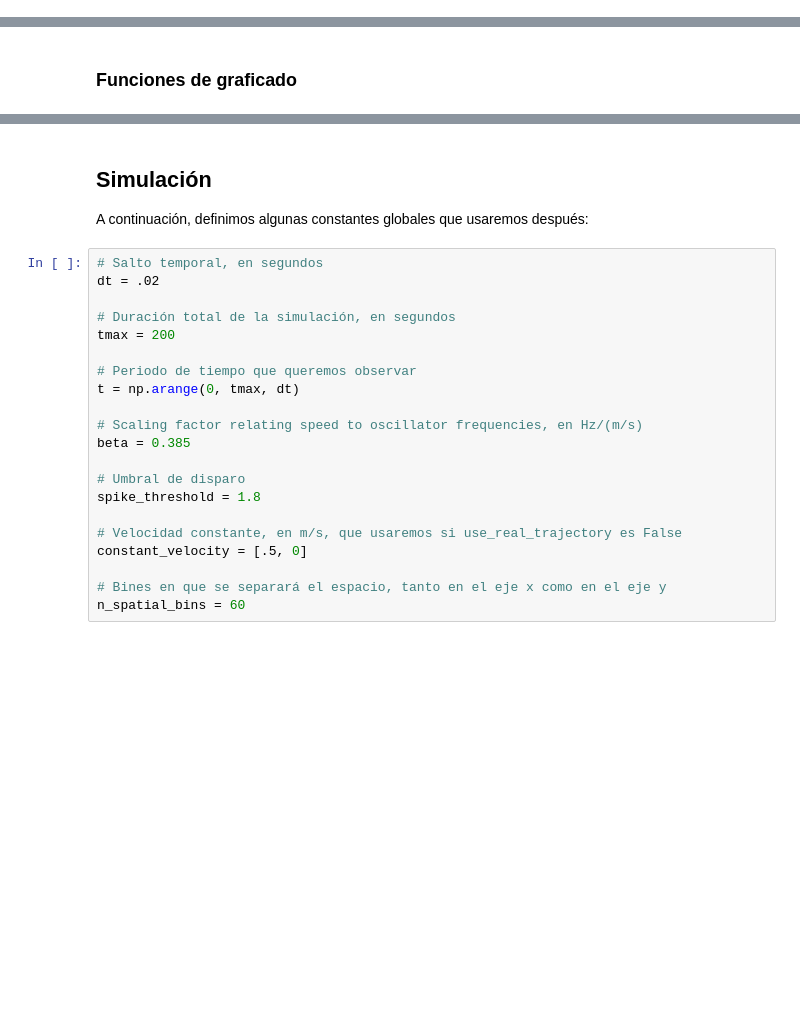
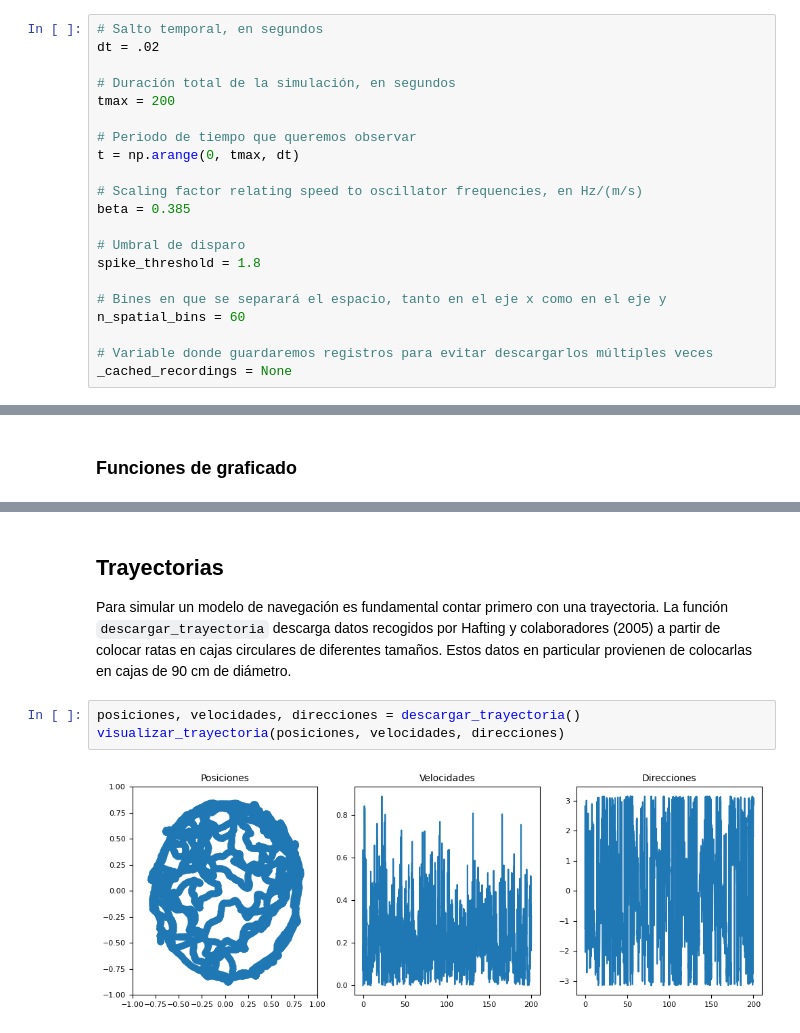
Before and after one commit to MaestriaCienciasCognitivas/ncc, a Jupyter notebook: book/notebooks/S14_Practico11.ipynb, the cells around one changed output, grey strips where cells are left out. Drawn from its saved outputs; the diff is of its cells as text; blank space fills up the shorter version.

```diff
--- a/book/notebooks/S14_Practico11.ipynb
+++ b/book/notebooks/S14_Practico11.ipynb
@@ -15,3 +19,24 @@ from io import BytesIO
+# %%
+# Salto temporal, en segundos
+dt = .02
+
+# Duración total de la simulación, en segundos
+tmax = 200
+
+# Periodo de tiempo que queremos observar
+t = np.arange(0, tmax, dt)
+
+# Scaling factor relating speed to oscillator frequencies, en Hz/(m/s)
+beta = 0.385
+
+# Umbral de disparo
+spike_threshold = 1.8
+
+# Bines en que se separará el espacio, tanto en el eje x como en el eje y
+n_spatial_bins = 60
+
+# Variable donde guardaremos registros para evitar descargarlos múltiples veces
+_cached_recordings = None
 # %% [markdown]
 ### Funciones utilitarias
 # %%
@@ -65,25 +191,9 @@ def visualizar_modelo(x, y, f, spikes, occupancy, spike_x, spike_y, spike_phases
 # %% [markdown]
-## Simulación
+## Trayectorias
 
-A continuación, definimos algunas constantes globales que usaremos después:
+Para simular un modelo de navegación es fundamental contar primero con una trayectoria. La función `descargar_trayectoria` descarga datos recogidos por Hafting y colaboradores (2005) a partir de colocar ratas en cajas circulares de diferentes tamaños. Estos datos en particular provienen de colocarlas en cajas de 90 cm de diámetro.
-# %%
-# Salto temporal, en segundos
-dt = .02
-
-# Duración total de la simulación, en segundos
-tmax = 200
-
-# Periodo de tiempo que queremos observar
-t = np.arange(0, tmax, dt)
-
-# Scaling factor relating speed to oscillator frequencies, en Hz/(m/s)
-beta = 0.385
-
-# Umbral de disparo
-spike_threshold = 1.8
-
-# Velocidad constante, en m/s, que usaremos si use_real_trajectory es False
-constant_velocity = [.5, 0]
-
-# Bines en que se separará el espacio, tanto en el eje x como en el eje y
-n_spatial_bins = 60
+# %%
+posiciones, velocidades, direcciones = descargar_trayectoria()
+visualizar_trayectoria(posiciones, velocidades, direcciones)
+# %% [output]
+[figure, added]
```
Also changed, not shown: parts of 15 cells of this notebook.
